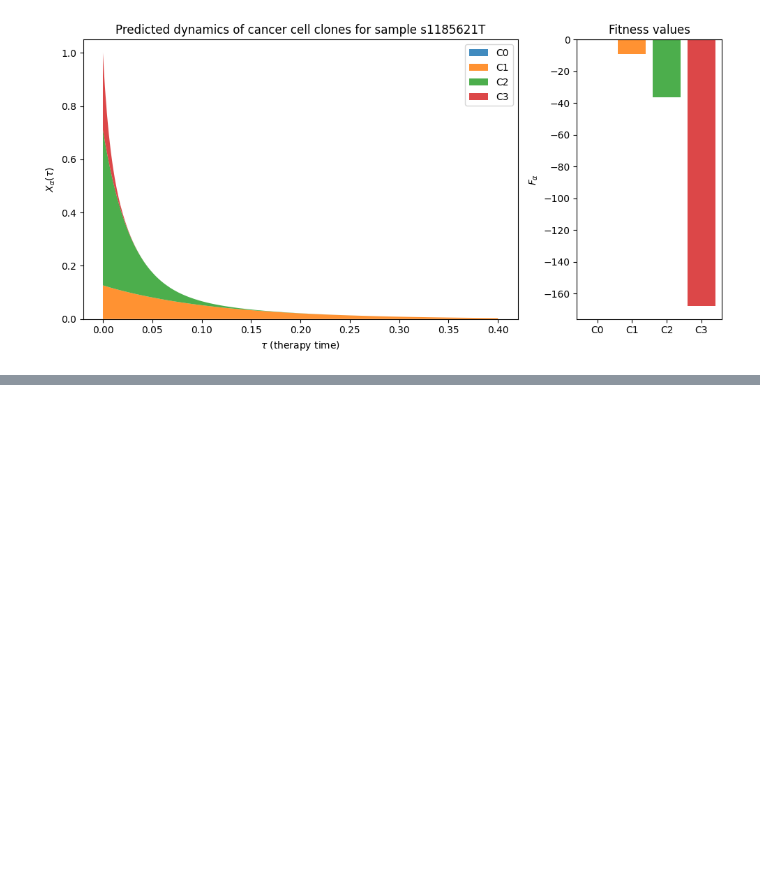
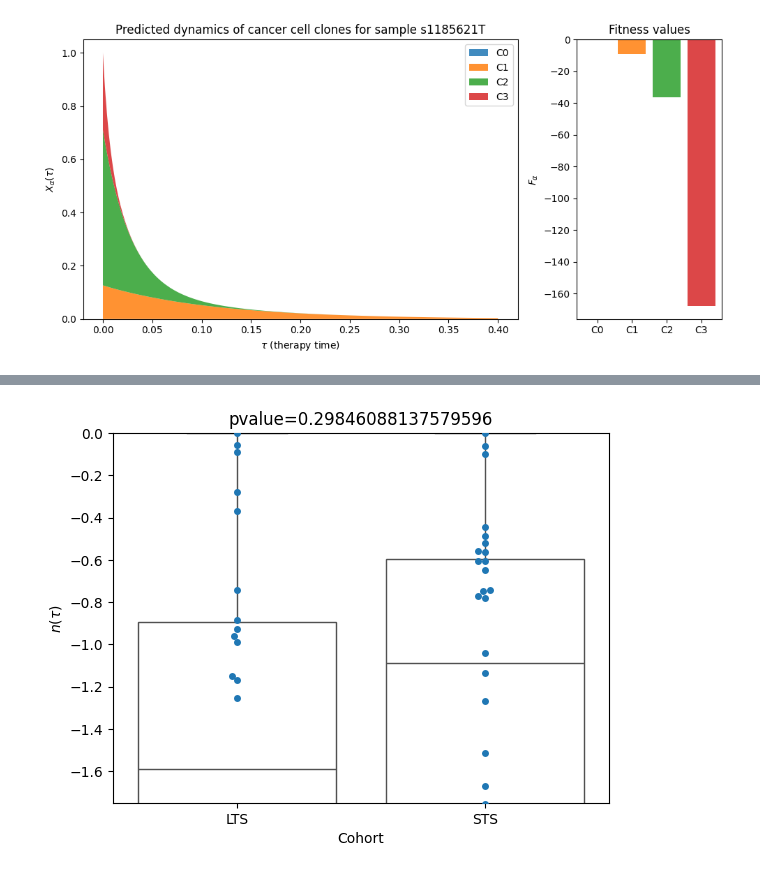
Before and after one commit to LukszaLab/CFITworkshop, a Jupyter notebook: Immunoediting.ipynb, the cells around one changed output, grey strips where cells are left out. Cells and saved outputs as stored; diff of their text form; code cells hidden in the pictures; blank space fills up the shorter version.

```diff
--- a/Immunoediting.ipynb
+++ b/Immunoediting.ipynb
@@ -116,7 +104,7 @@ anl.plot_survival(os.path.join(odir, "survival_plot_OS_q_"+str(quantile)+".pdf")
 [figure]
 # %%
 patnames = list(anl.patients.keys())
-data = pd.DataFrame(zip([anl.patients[patname].OS for patname in patnames],[anl.patients[patname].q for patname in patnames]), columns=["OS","ntau"])
+data = pd.DataFrame(zip(patnames, [anl.patients[patname].OS for patname in patnames],[anl.patients[patname].q for patname in patnames]), columns=["Patient","OS","ntau"])
 data["Cohort"] = ["STS" if os<=2 else "LTS" for os in data.OS]
 
 ax = sns.swarmplot(x='Cohort', y='ntau', data=data, dodge=True)
@@ -205,0 +258,24 @@ for patname in anl.patients:
+# %%
+patnames = list(anl.patients.keys())
+data = pd.DataFrame(zip([anl.patients[patname].OS for patname in patnames],[anl.patients[patname].q for patname in patnames]), columns=["OS","ntau"])
+data["Cohort"] = ["STS" if os<=2 else "LTS" for os in data.OS]
+
+ax = sns.swarmplot(x='Cohort', y='ntau', data=data, dodge=True)
+sns.boxplot(x='Cohort', y='ntau', data=data,
+                    boxprops={'facecolor': 'None'})
+handles, labels = ax.get_legend_handles_labels()
+ax.legend(handles[:2], labels[:2], frameon=False)
+x1 = data[data.Cohort == 'STS']['ntau']
+x2 = data[data.Cohort != 'STS']['ntau']
+try:
+    pval = scipy.stats.mannwhitneyu(x1, x2, alternative='two-sided').pvalue
+except:
+    pval = 0.0
+ax.set_title("pvalue=" + str(pval))
+ax.set_ylim(-1.75,0)
+ax.set_ylabel(r'$n(\tau)$')
+plt.show()
+#plt.savefig(os.path.join(odir1, col + ".pdf"))
+#        plt.close()
+# %% [output]
+[figure, added]
```
Also changed, not shown: parts of 15 cells of this notebook.
